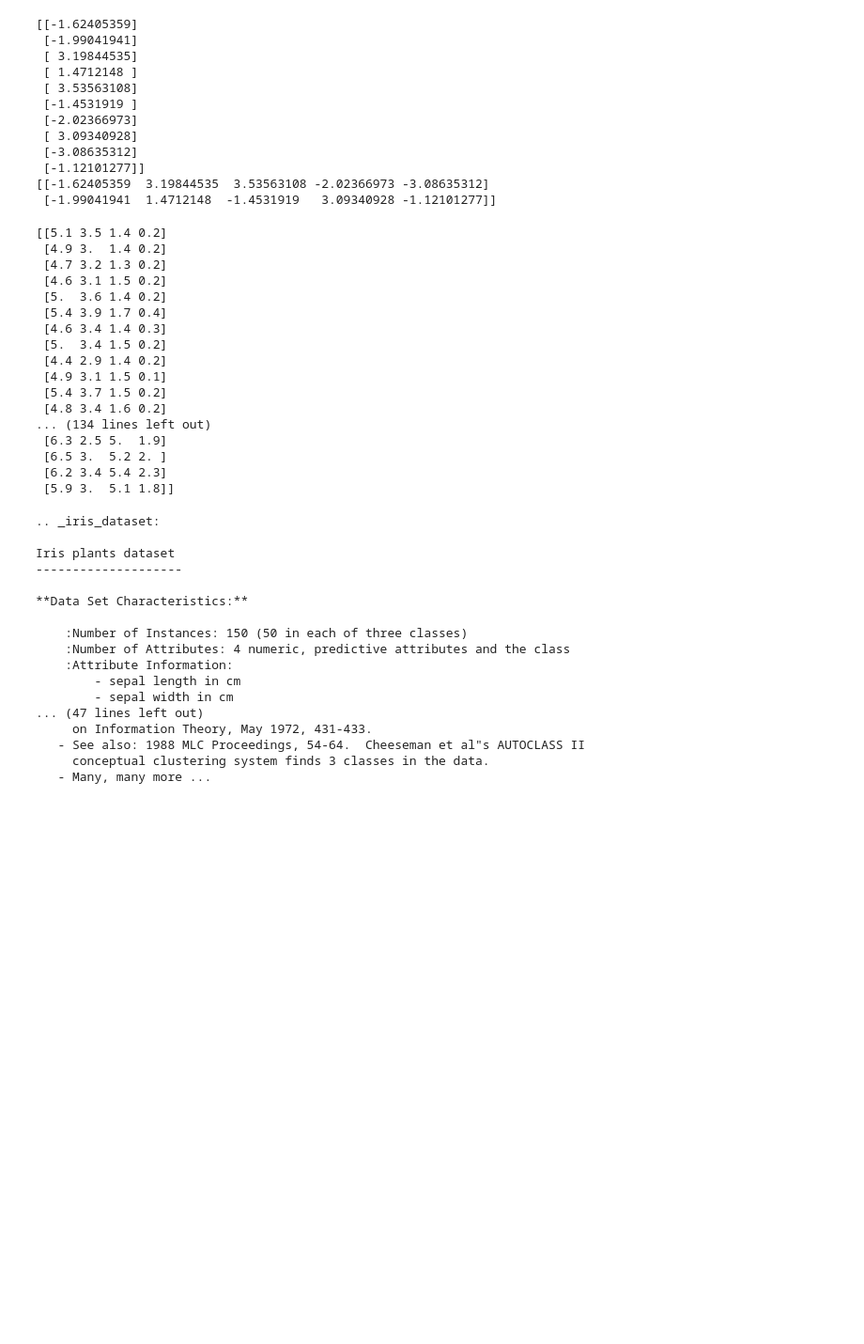
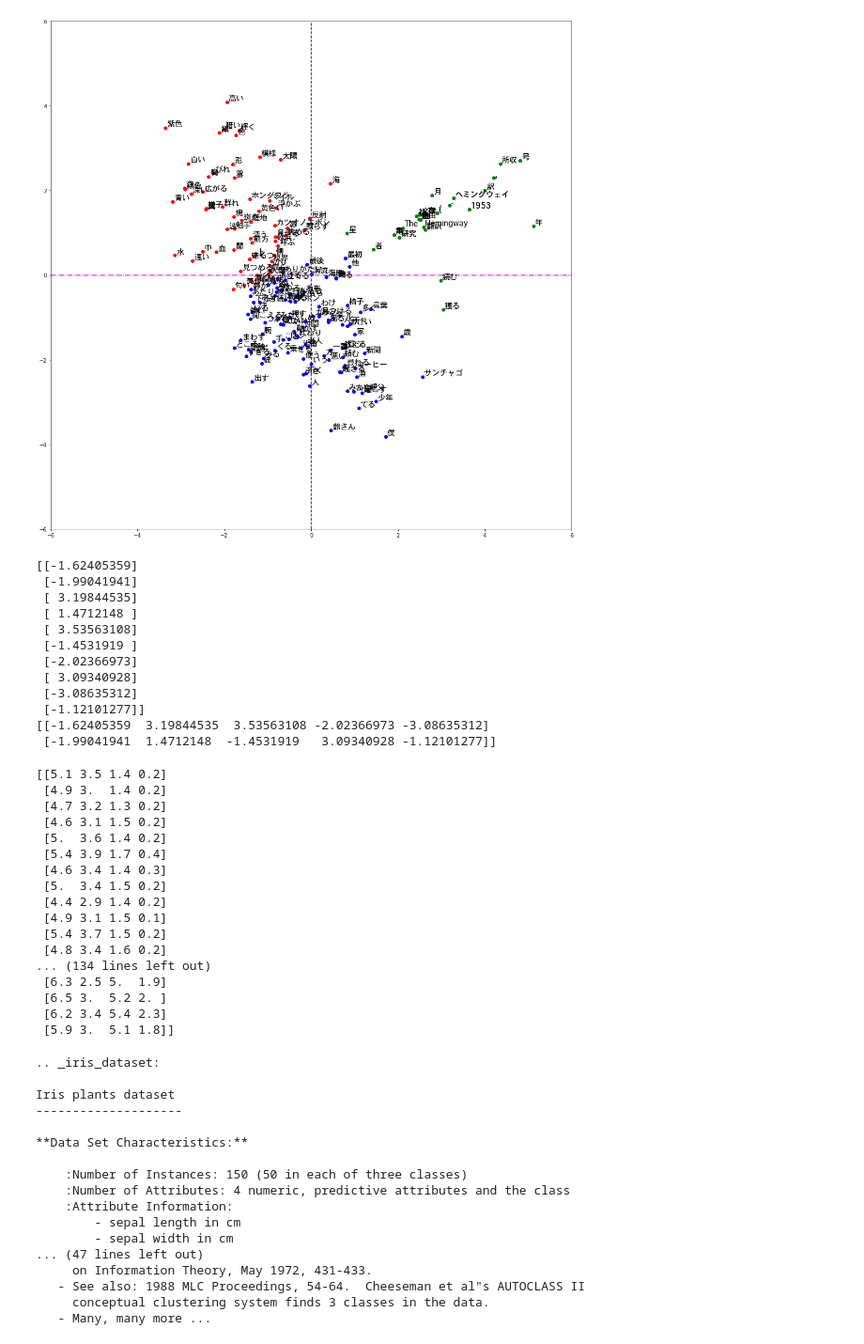
Before and after one commit to tsuchida5030/techgym_ai, a Jupyter notebook: Chapter_1/AI_running_1.ipynb, the cells around one changed output. Shown at 94% size. Saved outputs shown, nothing was run; the diff lists cells and outputs as text; code cells hidden in the pictures; blank space fills up the shorter version.

```diff
--- a/Chapter_1/AI_running_1.ipynb
+++ b/Chapter_1/AI_running_1.ipynb
@@ -59,3 +1,91 @@ for word in words:
+# %%
+#AI-TECHGYM-1-12-A-2
+#自然言語処理
+
+#実行場所
+import os
+os.chdir(r"C:\Users\tsuchida\Documents\techgym_セミナー\TortoiseGit_resorce\techgym_ai\Chapter_1\Answer_sheet\AI_Chapter1_saved_files")
+
+#インポート
+from gensim.models import word2vec
+import numpy as np
+import matplotlib.pyplot as plt
+import matplotlib.font_manager as font_manager
+import pandas as pd
+
+#PCA
+from sklearn.decomposition import PCA
+
+# k-means
+from sklearn.cluster import KMeans
+
+#フォントの準備
+import urllib.request as req
+url = "https://github.com/hokuto-HIRANO/Word2Vec/raw/master/font/Osaka.ttc"
+req.urlretrieve(url, "./Osaka.ttc")
+
+#フォントの指定
+FONTPATH='./Osaka.ttc'
+prop = font_manager.FontProperties(fname=FONTPATH)
+
+#モデルの読み込み
+model_path = './words.model'
+model = word2vec.Word2Vec.load(model_path)
+
+#対象の単語
+words = []
+words.append("老人")
+words.append("海")
+words.append("ヘミングウェイ")
+words.append("魚")
+words.append("彼")
+
+#単語ベクトルの可視化
+def draw_2d_2groups(vectors, target1, target2, topn=100):
+  similars1 = [w[0] for w in vectors.wv.most_similar(target1, topn=topn)]
+  similars1.insert(0, target1)
+  similars2 = [w[0] for w in vectors.wv.most_similar(target2, topn=topn)]
+  similars2.insert(0, target2)
+  similars = similars1 + similars2
+  X = [vectors.wv[w] for w in similars]
+  pca = PCA(n_components=2)
+  Y = pca.fit_transform(X)
+
+  df_view = pd.DataFrame(Y, columns=['x','y'])
+  kmeans = KMeans(n_clusters=3, init='random')
+  kmeans.fit(df_view)
+  df_view['cluster'] = kmeans.labels_
+  df0 = df_view[df_view['cluster'] == 0]
+  df1 = df_view[df_view['cluster'] == 1]
+  df2 = df_view[df_view['cluster'] == 2]
+
+  # plt.figure(figsize=(20,20))
+  plt.scatter(df0.iloc[:,0], df0.iloc[:,1], color='g')
+  plt.scatter(df1.iloc[:,0], df1.iloc[:,1], color='r')
+  plt.scatter(df2.iloc[:,0], df2.iloc[:,1], color='b')
+  for w, x, y in zip(similars[:], Y[:,0], Y[:,1]):
+    plt.annotate(w, xy=(x, y), xytext=(3,3), textcoords='offset points', fontproperties=prop, fontsize=15)
+  plt.show()
+
+# グラフの縦軸・横軸の目盛間隔を揃える
+plt.figure(figsize = (18, 18))
+plt.gca().set_xlim(-6, 6)
+plt.gca().set_ylim(-6, 6)
+
+# plt.grid(color='k', linestyle='--', linewidth=0.5)
+
+# y=0に水平線を引く
+# plt.axhline(0, ls = "-.", color = "magenta")
+plt.axhline(0, ls = "-.", color = "m")
+
+# x=0に垂直線を引く
+# plt.axvline(0, ls = "--", color = "navy")
+plt.axvline(0, ls = "--", color = "b")
+
+#グラフ表示
+draw_2d_2groups(model, '老人', '海')
+# %% [output]
+[figure, added]
 # %%
 print(vectors_pca.reshape(-1,1))
 print(vectors_pca.T)
```
Also changed, not shown: parts of 1 cell of this notebook, 2 other files.
